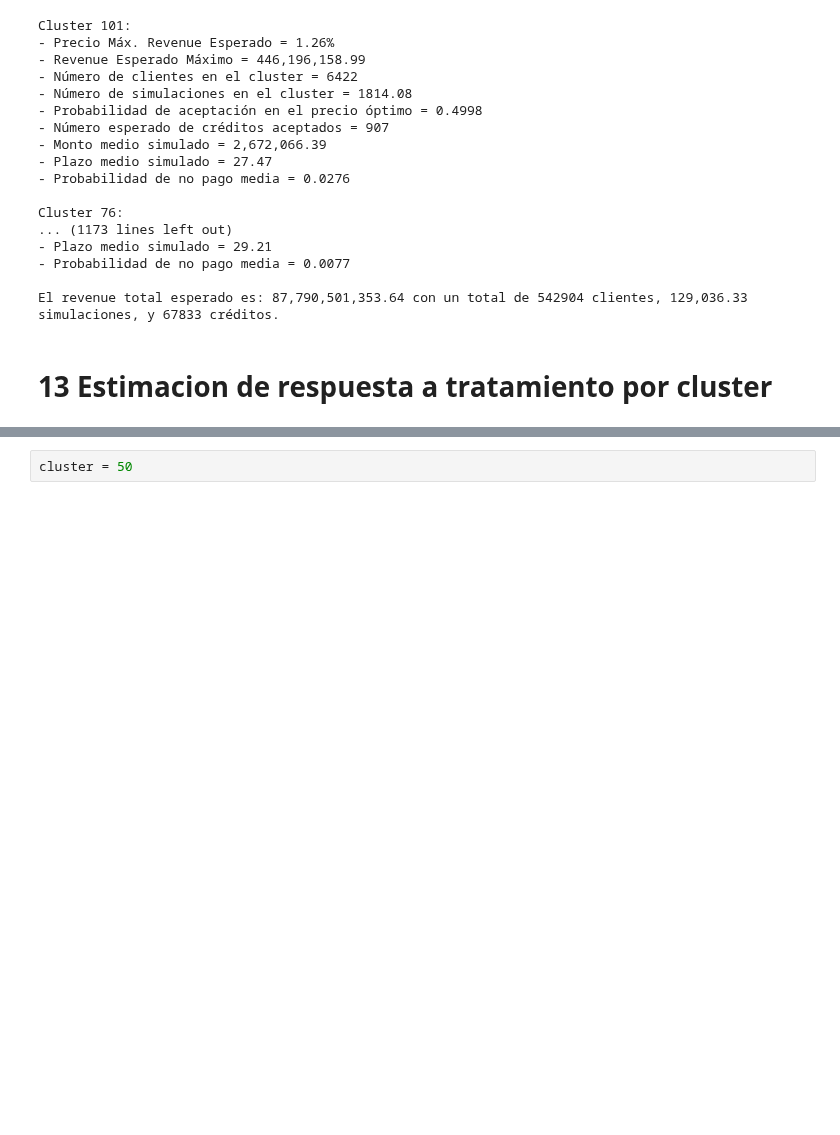
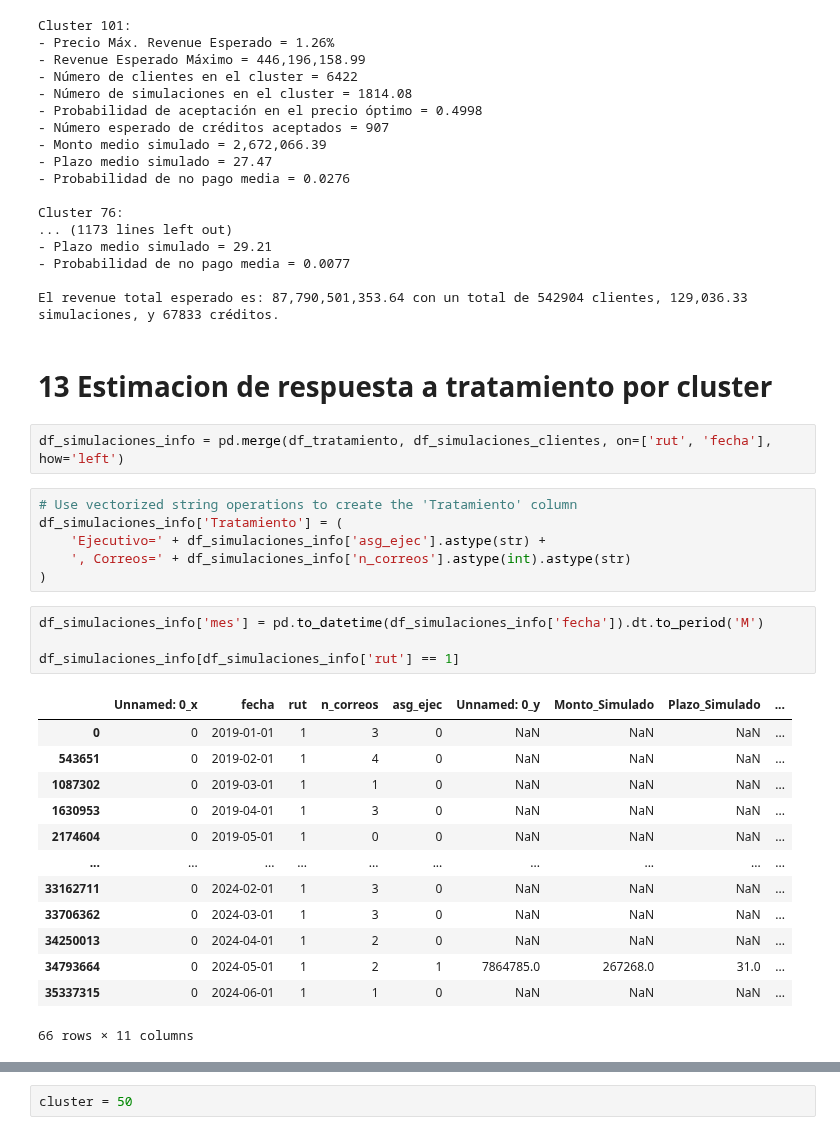
Before and after one commit to JosepVargasf/capstone_g11_2024-2, a Jupyter notebook: Procesamiento de datos/procesamiento.ipynb, the cells around one changed output, grey strips where cells are left out. Saved outputs shown, nothing was run; the diff lists cells and outputs as text; blank space fills up the shorter version.

```diff
--- a/Procesamiento de datos/procesamiento.ipynb
+++ b/Procesamiento de datos/procesamiento.ipynb
@@ -655,3 +655,29 @@ Cluster 76:
 El revenue total esperado es: 87,790,501,353.64 con un total de 542904 clientes, 129,036.33 simulaciones, y 67833 créditos.
 # %% [markdown]
 # 13 Estimacion de respuesta a tratamiento por cluster
+# %%
+df_simulaciones_info = pd.merge(df_tratamiento, df_simulaciones_clientes, on=['rut', 'fecha'], how='left')
+# %%
+# Use vectorized string operations to create the 'Tratamiento' column
+df_simulaciones_info['Tratamiento'] = (
+    'Ejecutivo=' + df_simulaciones_info['asg_ejec'].astype(str) +
+    ', Correos=' + df_simulaciones_info['n_correos'].astype(int).astype(str)
+)
+# %%
+df_simulaciones_info['mes'] = pd.to_datetime(df_simulaciones_info['fecha']).dt.to_period('M')
+
+df_simulaciones_info[df_simulaciones_info['rut'] == 1]
+# %% [output]
+|  | Unnamed: 0_x | fecha | rut | n_correos | asg_ejec | Unnamed: 0_y | Monto_Simulado | Plazo_Simulado | ... |
+| 0 | 0 | 2019-01-01 | 1 | 3 | 0 | NaN | NaN | NaN | ... |
+| 543651 | 0 | 2019-02-01 | 1 | 4 | 0 | NaN | NaN | NaN | ... |
+| 1087302 | 0 | 2019-03-01 | 1 | 1 | 0 | NaN | NaN | NaN | ... |
+| 1630953 | 0 | 2019-04-01 | 1 | 3 | 0 | NaN | NaN | NaN | ... |
+| 2174604 | 0 | 2019-05-01 | 1 | 0 | 0 | NaN | NaN | NaN | ... |
+| ... | ... | ... | ... | ... | ... | ... | ... | ... | ... |
+| 33162711 | 0 | 2024-02-01 | 1 | 3 | 0 | NaN | NaN | NaN | ... |
+| 33706362 | 0 | 2024-03-01 | 1 | 3 | 0 | NaN | NaN | NaN | ... |
+| 34250013 | 0 | 2024-04-01 | 1 | 2 | 0 | NaN | NaN | NaN | ... |
+| 34793664 | 0 | 2024-05-01 | 1 | 2 | 1 | 7864785.0 | 267268.0 | 31.0 | ... |
+| 35337315 | 0 | 2024-06-01 | 1 | 1 | 0 | NaN | NaN | NaN | ... |
+66 rows × 11 columns
```
Also changed, not shown: parts of 12 cells of this notebook, 1 other file.
